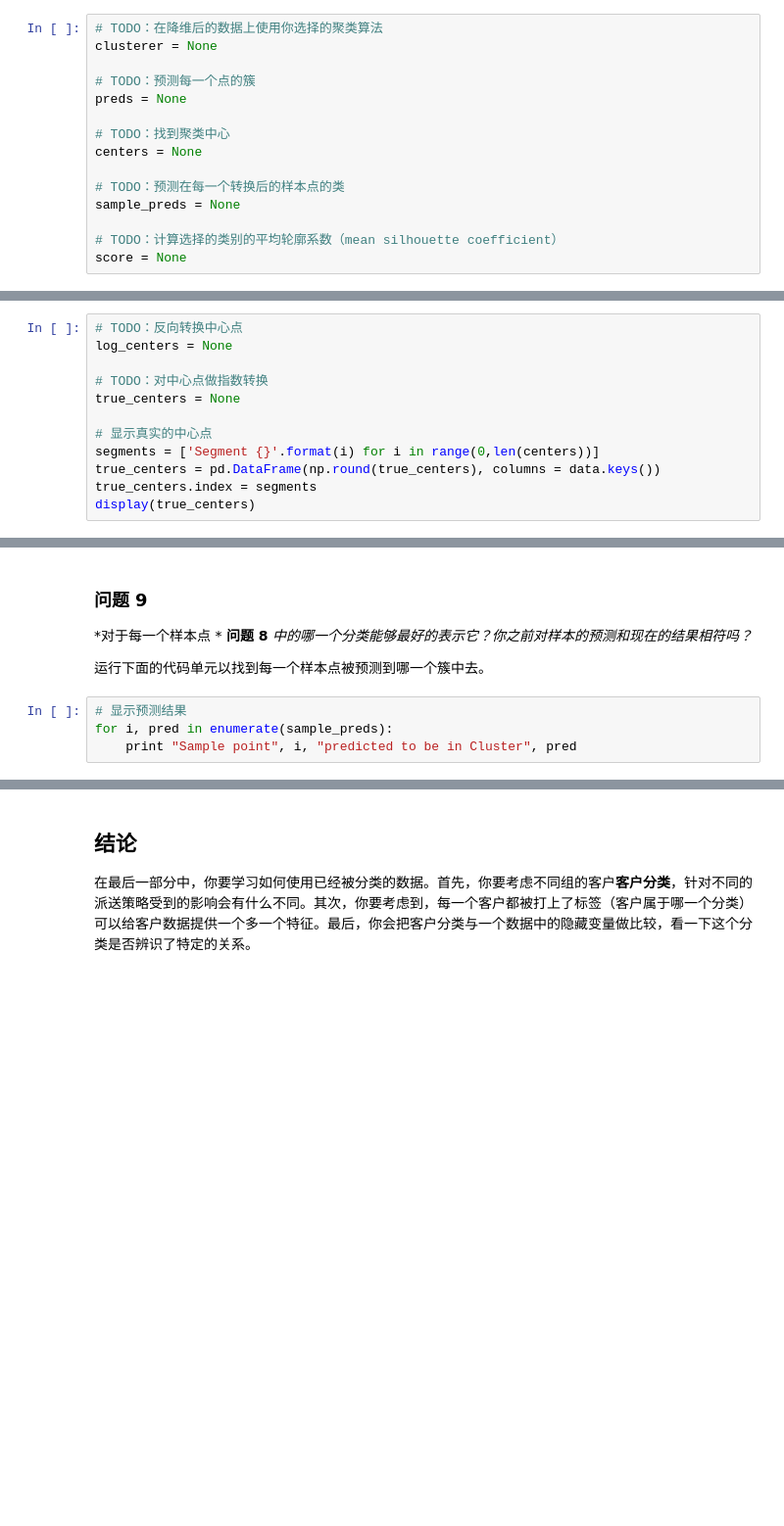
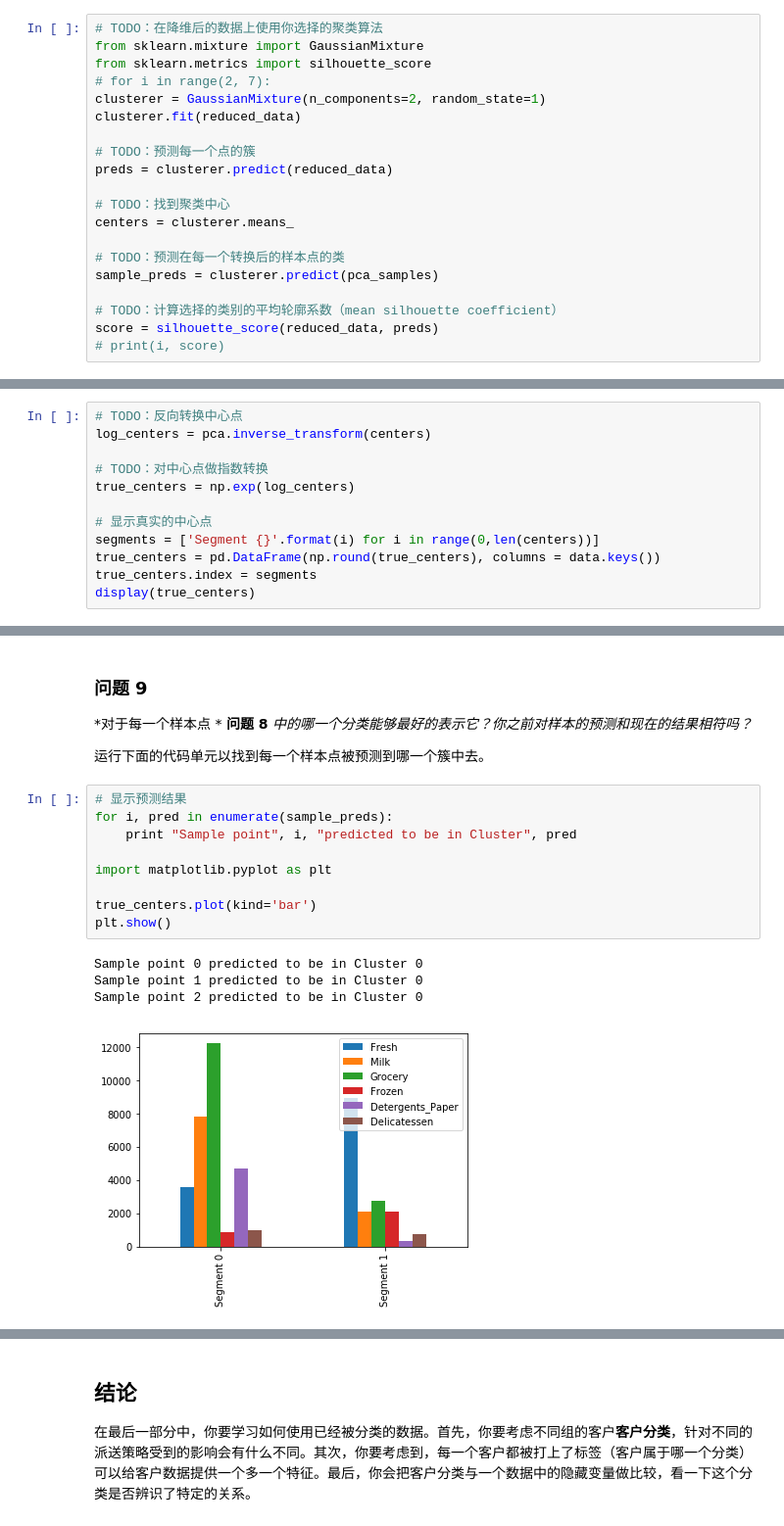
Before and after one commit to lorch/udacity_machine_learning, a Jupyter notebook: creating_customer_segments/customer_segments.ipynb, the cells around one changed output, grey strips where cells are left out. Shown at 98% size. Saved outputs shown, nothing was run; the diff lists cells and outputs as text; blank space fills up the shorter version.

```diff
--- a/creating_customer_segments/customer_segments.ipynb
+++ b/creating_customer_segments/customer_segments.ipynb
@@ -293,19 +430,24 @@ vs.biplot(good_data, reduced_data, pca)
    - 将轮廓系数赋值给`score`并输出结果。
 # %%
 # TODO：在降维后的数据上使用你选择的聚类算法
-clusterer = None
+from sklearn.mixture import GaussianMixture
+from sklearn.metrics import silhouette_score
+# for i in range(2, 7):
+clusterer = GaussianMixture(n_components=2, random_state=1)
+clusterer.fit(reduced_data)
 
 # TODO：预测每一个点的簇
-preds = None
+preds = clusterer.predict(reduced_data)
 
 # TODO：找到聚类中心
-centers = None
+centers = clusterer.means_
 
 # TODO：预测在每一个转换后的样本点的类
-sample_preds = None
+sample_preds = clusterer.predict(pca_samples)
 
 # TODO：计算选择的类别的平均轮廓系数（mean silhouette coefficient）
-score = None
+score = silhouette_score(reduced_data, preds)
+# print(i, score)
 # %% [markdown]
 ### 问题 7
 
@@ -327,10 +472,10 @@ vs.cluster_results(reduced_data, preds, centers, pca_samples)
  - 使用`np.log`的反函数`np.exp`反向转换`log_centers`并将结果存储到`true_centers`中。
 # %%
 # TODO：反向转换中心点
-log_centers = None
+log_centers = pca.inverse_transform(centers)
 
 # TODO：对中心点做指数转换
-true_centers = None
+true_centers = np.exp(log_centers)
 
 # 显示真实的中心点
 segments = ['Segment {}'.format(i) for i in range(0,len(centers))]
@@ -352,6 +503,16 @@ display(true_centers)
 # %%
 # 显示预测结果
 for i, pred in enumerate(sample_preds):
     print "Sample point", i, "predicted to be in Cluster", pred
+
+import matplotlib.pyplot as plt
+
+true_centers.plot(kind='bar')
+plt.show()
+# %% [output]
+Sample point 0 predicted to be in Cluster 0
+Sample point 1 predicted to be in Cluster 0
+Sample point 2 predicted to be in Cluster 0
+[figure, added]
 # %% [markdown]
 **回答:**
```
Also changed, not shown: parts of 35 cells of this notebook.
